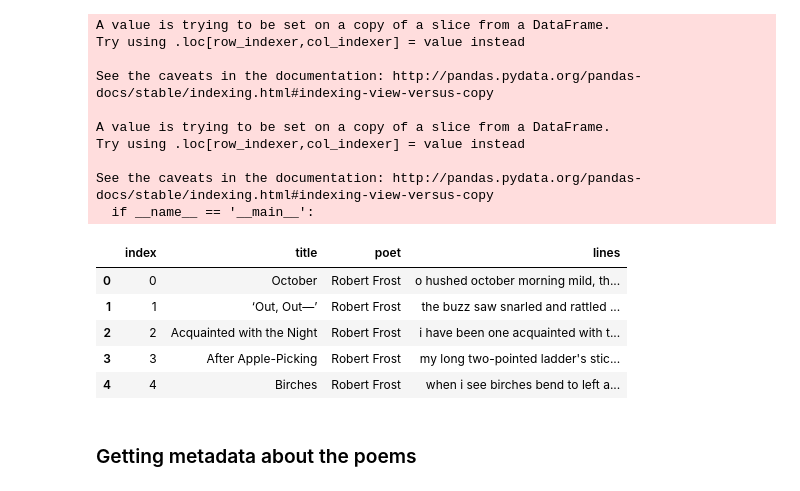
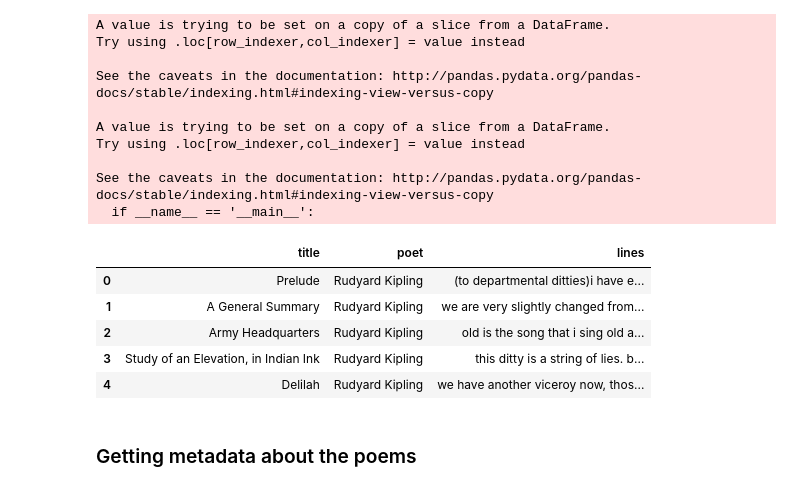
Before and after one commit to rochiecuevas/poetry, a Jupyter notebook: Frost_NLP.ipynb, the cells around one changed output. Cells and saved outputs as stored; diff of their text form; code cells hidden in the pictures.

```diff
--- a/Frost_NLP.ipynb
+++ b/Frost_NLP.ipynb
@@ -17,7 +18,7 @@ def create_dataframe(poet):
 conn = sqlite3.connect("db/Poetry.db")
 # %%
 # Create a list of unique poets
-poet_list = ["Frost", "Yeats"]
+poet_list = ["Frost", "Yeats", "Kipling"]
 
 # Iterate through the list to create a list of dataframes
 poems_df = [create_dataframe(poet) for poet in poet_list]
@@ -39,7 +40,7 @@ conn.close()
 def BuildDataframe(df):
     """ Create a new dataframe containing metadata """
 
-    df1 = df[["index", "title", "poet"]] # Select the relevant columns from the dataframe
+    df1 = df[["title", "poet"]] # Select the relevant columns from the dataframe
 
     lines = df["lines"].values.tolist() # Convert the lines column into a list of strings
     df1["lines"] = [x.replace("\n", " ") for x in lines] # Remove special characters and white spaces
@@ -60,14 +61,16 @@ Try using .loc[row_indexer,col_indexer] = value instead
 
 See the caveats in the documentation: http://pandas.pydata.org/pandas-docs/stable/indexing.html#indexing-view-versus-copy
   if __name__ == '__main__':
-# %%
-poems_df1[0].head()
-# %% [output]
-|  | index | title | poet | lines |
-| 0 | 0 | October | Robert Frost | o hushed october morning mild, th... |
-| 1 | 1 | ‘Out, Out—’ | Robert Frost | the buzz saw snarled and rattled ... |
-| 2 | 2 | Acquainted with the Night | Robert Frost | i have been one acquainted with t... |
-| 3 | 3 | After Apple-Picking | Robert Frost | my long two-pointed ladder's stic... |
-| 4 | 4 | Birches | Robert Frost | when i see birches bend to left a... |
+# %%
+# Preview each dataframe
+# [0] = Frost, [1] = Yeats, [2] = Kipling
+poems_df1[2].head()
+# %% [output]
+|  | title | poet | lines |
+| 0 | Prelude | Rudyard Kipling | (to departmental ditties)i have e... |
+| 1 | A General Summary | Rudyard Kipling | we are very slightly changed from... |
+| 2 | Army Headquarters | Rudyard Kipling | old is the song that i sing old a... |
+| 3 | Study of an Elevation, in Indian Ink | Rudyard Kipling | this ditty is a string of lies. b... |
+| 4 | Delilah | Rudyard Kipling | we have another viceroy now, thos... |
 # %% [markdown]
 ### Getting metadata about the poems
```
Also changed, not shown: parts of 16 cells of this notebook.
